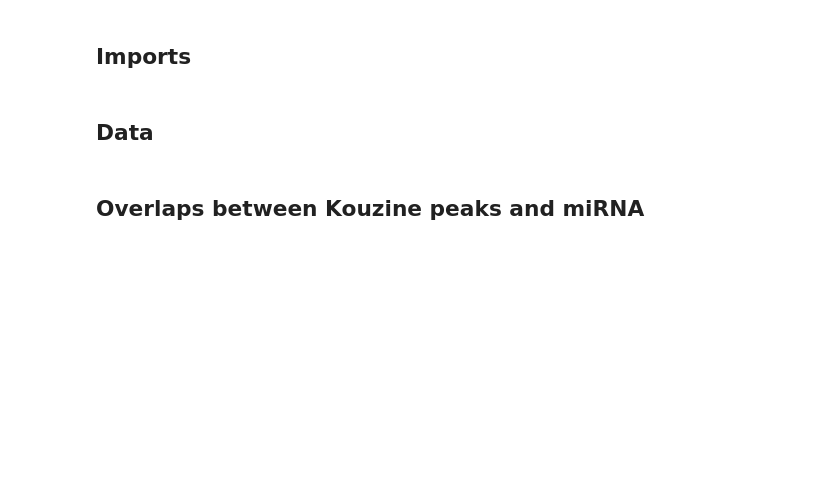
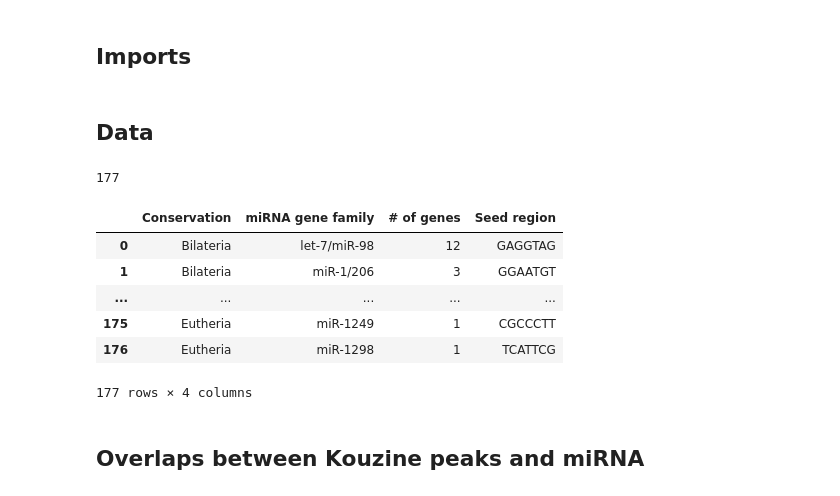
Before and after one commit to theopavlove/article_conserved_miRNA, a Jupyter notebook: notebooks/02_miRNA_overlaps.ipynb, the cells around one changed output. Drawn from its saved outputs; the diff is of its cells as text; code cells hidden in the pictures; blank space fills up the shorter version.

```diff
--- a/notebooks/02_miRNA_overlaps.ipynb
+++ b/notebooks/02_miRNA_overlaps.ipynb
@@ -8,9 +6,13 @@ import numpy as np
 import pandas as pd
 
 from Bio import SeqIO
-from loguru import logger
 from tqdm.notebook import tqdm
 from collections import Counter
+from pathlib import Path
+
+from datapaths import *
+
+pd.set_option('display.max_rows', 4)
 # %% [markdown]
 ## Data
 # %%
@@ -199,6 +201,22 @@ mirna_dict = {
 for k, v in mirna_dict.items():
   for idx, el in enumerate(v):
     mirna_dict[k][idx] = el.replace('U', 'T')
+
+len(mirna_dict)
+# %% [output]
+177
+# %%
+kwargs = {'Seed region': lambda x: x['Seed region'].str.replace('U', 'T')}
+mirna_df = pd.read_table(F_MIRNA_LIST).assign(**kwargs)
+mirna_df
+# %% [output]
+|  | Conservation | miRNA gene family | # of genes | Seed region |
+| 0 | Bilateria | let-7/miR-98 | 12 | GAGGTAG |
+| 1 | Bilateria | miR-1/206 | 3 | GGAATGT |
+| ... | ... | ... | ... | ... |
+| 175 | Eutheria | miR-1249 | 1 | CGCCCTT |
+| 176 | Eutheria | miR-1298 | 1 | TCATTCG |
+177 rows × 4 columns
 # %% [markdown]
 ## Overlaps between Kouzine peaks and miRNA
 # %%
```
Also changed, not shown: parts of 5 cells of this notebook, 40 other files.
